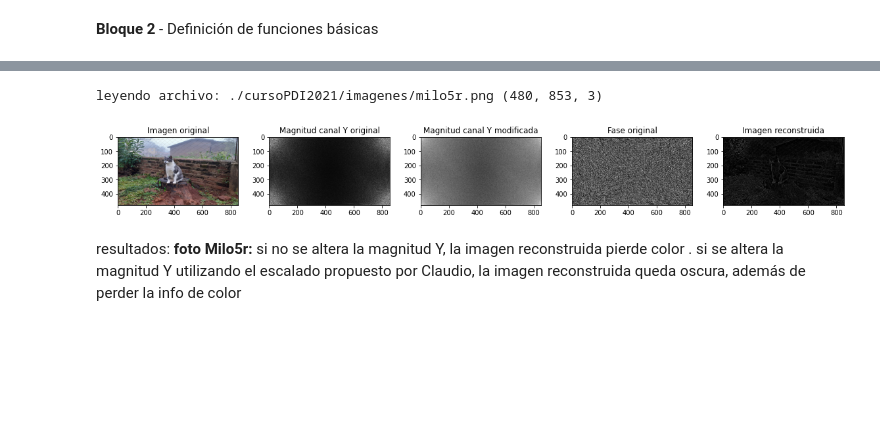
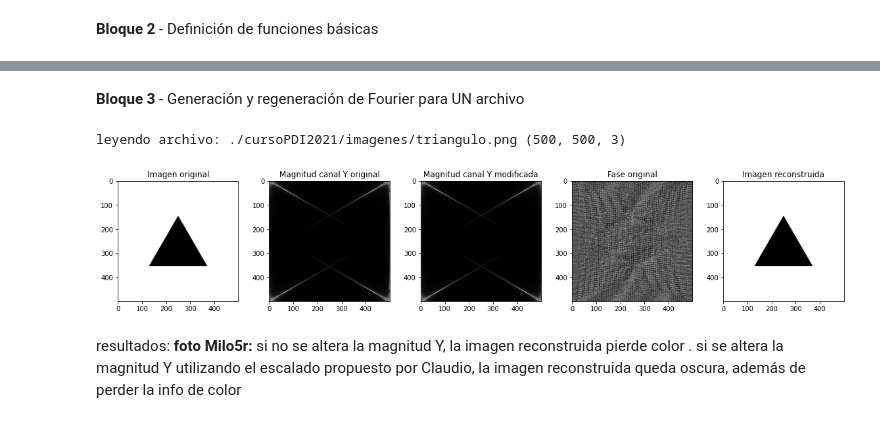
Before and after one commit to juangross/cAM, a Jupyter notebook: PDI_TP5_v3.ipynb, the cells around one changed output, grey strips where cells are left out. Cells and saved outputs as stored; diff of their text form; code cells hidden in the pictures; blank space fills up the shorter version.

```diff
--- a/PDI_TP5_v3.ipynb
+++ b/PDI_TP5_v3.ipynb
@@ -287,14 +300,14 @@ datos creados: ./cursoPDI2021/imagenes/rio_uruguay_3.a
+# %% [markdown]
+**Bloque 3** - Generación y regeneración de Fourier para UN archivo
 # %%
-
-
 #cargo imágenes de prueba
 # Import an image from directory:
 path="./cursoPDI2021/imagenes/"
 ext="png"
 
 #Procurar buscar imágenes que tengan el mismo tamaño
-archi = "milo5r" #@param [ "cuadrado_1p", "cuadrado_5x5p", "cuadrado_10x10p", "circulo_20p", "circulo_50p","milo5r","milo4r"]
-modif=  "log Claudio" #@param [ "1:1", "log Claudio"]
+archi = "triangulo" #@param [ 'cuadrado_hueco_150p', 'cuadrado_1p', 'circulo_50p', 'rombo_2', 'rectangulo_25x100p', 'cuadrado_10x10p', 'circulo_20p', 'triangulos_2', 'milo4r', 'cuadrado_5x5p','triangulo','rectangulo_100x25p']
+magnitud_modificada=  "1:1" #@param [ "1:1", "log Claudio"]
 
 
 #Lee imagen con el formato actual
@@ -308,7 +321,8 @@ Img1_yiq=RGB_TO_YIQ(Img1)
 
 #FFT de la imagen original
 fimg = np.zeros(Img1_yiq[:,:,0].shape)
-fimg = np.fft.fft2(Img1_yiq[:,:,0]) #fft del canal Y de la imagen en YIQ
+fimg = fftpack.fft2(Img1_yiq[:,:,0]) #scipy
+#fimg = np.fft.fft2(Img1_yiq[:,:,0]) #fft del canal Y de la imagen en YIQ
 #fimg = np.fft.fftshift(fimg) #ajusto al centro
 #print(fimg.shape)
 #print(fimg)
@@ -320,14 +334,14 @@ phase = np.zeros(fimg.shape)
 mag = np.abs(fimg)
 
 # Coef BMP <- round( 32 * log( coef TF ) )
-if modif=="log Claudio":
+if magnitud_modificada=="log Claudio":
   mag_log = (np.log(mag)*32)       #ajuste propuesto por Claudio
-                                #no aplico redondeo en esta instancia
-  mag_log=np.clip(mag_log,0,255)            #recorto los valores que superen 255
-elif modif=="1:1":
-  mag_log= mag   #bypass para pruebas
+  mag_log = np.clip(mag_log,0,255)   #recorto los valores que superen 255
+elif magnitud_modificada=="1:1":
+  mag_log = mag   #bypass para pruebas
 
 phase = np.angle(fimg)
+
 
 #genero los archivos de magnitud y fase separados para usar en la síntesis cruzada
 #np.savetxt(f"{path}{archi}_m.txt", mag, fmt='%.4e')
@@ -345,43 +359,45 @@ fimg_mod=mag_log*fimg_mod #escalo de acuerdo a la magnitud
 #inicializo el array que contiene la imagen reconstruida
 #y le precargo los canales YQ de la imagen original
 #imagen reconstruida YIQ = imagen orginal con canal Y alterado, IQ originales
-Img1_yiq_mod=np.zeros(Img1_yiq.shape)
+Img1_yiq_mod=np.zeros(Img1_yiq.shape, dtype='float')
 
 #Img1_yiq_mod[:,:,0]= np.fft.ifft2(np.fft.fftshift(fimg_mod)) #cargo canal Y resultado de la FFT inversa
 Img1_yiq_mod[:,:,0]= np.fft.ifft2((fimg_mod)) #cargo canal Y resultado de la FFT inversa
-Img1_yiq_mod[:,:,1]=Img1_yiq_mod[:,:,1]     #copio canal I original
-Img1_yiq_mod[:,:,2]=Img1_yiq_mod[:,:,2]     #copio canal Q original
+#Img1_yiq_mod[:,:,0]= fftpack.ifft2((fimg_mod)) #version scipy
+Img1_yiq_mod[:,:,1]=Img1_yiq[:,:,1]     #copio canal I original
+Img1_yiq_mod[:,:,2]=Img1_yiq[:,:,2]     #copio canal Q original
 
 Img1_yiq_mod=ClipYIQ(Img1_yiq_mod)          #recorto la imagen YIQ al rango válido
 
 Img1_mod= YIQ_TO_RGB(Img1_yiq_mod)          #convierte espacio YIQ a RGB
 Img1_mod=255*Img1_mod                       #desnormalizo la imagen
 Img1_mod=np.rint(Img1_mod)                  #redondeo a valores enteros
 Img1_mod=np.clip(Img1_mod,0,255)            #recorto los valores que superen 255
 #print(Img1_mod)
 
 #figura base
 fig, axs = plt.subplots(1, 5, tight_layout=True,figsize=(16, 16))
 
 axs[0].imshow( Img1)
 axs[0].set_title("Imagen original")
 
 #magnitud del espectro centrado
 axs[1].imshow(np.abs(fimg).astype('uint8'),cmap= 'gray')
 axs[1].set_title("Magnitud canal Y original")
 
 #axs[2].imshow(mag_log.astype('uint8'),cmap= 'gray')
 #fimg_mod ya tiene aplicado el escaldo logaritmico sugerido por Claudio
-axs[2].imshow(np.abs((fimg_mod)).astype('uint8'),cmap= 'gray')
+#axs[2].imshow(np.abs((fimg_mod)).astype('uint8'),cmap= 'gray')
+axs[2].imshow(np.clip(np.abs((fimg_mod)).astype('uint8'),0,255),cmap= 'gray')
 axs[2].set_title("Magnitud canal Y modificada")
 
 axs[3].imshow(phase.astype('uint8'),cmap= 'gray')
 axs[3].set_title("Fase original")
 
 axs[4].imshow( Img1_mod.astype('uint8'))
 axs[4].set_title("Imagen reconstruida")
 plt.show()
 # %% [output]
-leyendo archivo: ./cursoPDI2021/imagenes/milo5r.png (480, 853, 3)
+leyendo archivo: ./cursoPDI2021/imagenes/triangulo.png (500, 500, 3)
-[figure, old version]
+[figure, new version]
 # %% [markdown]
```
Also changed, not shown: parts of 9 cells of this notebook.
